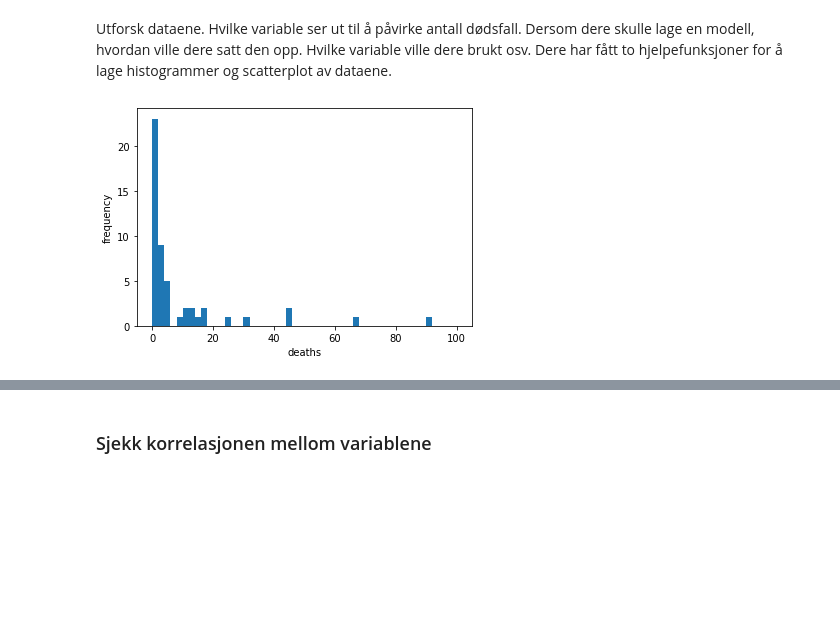
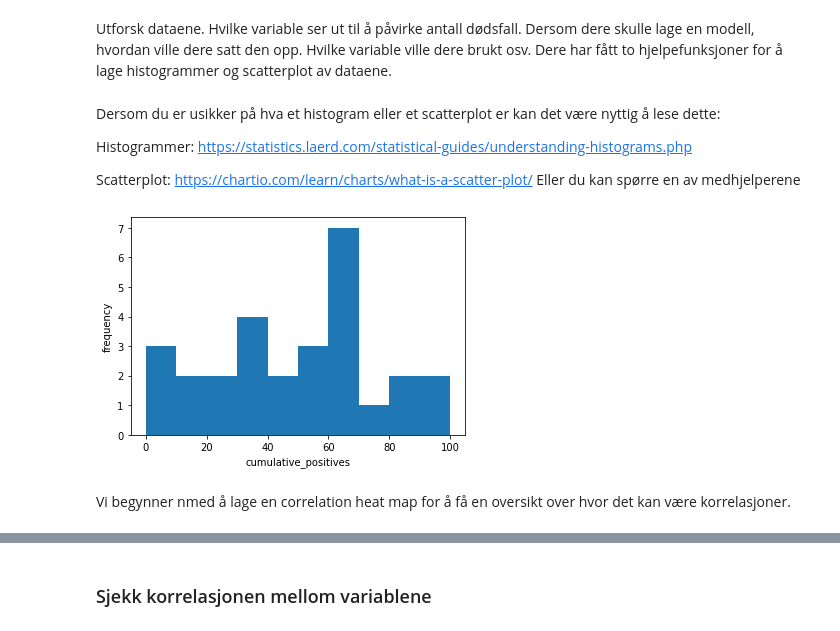
Before and after one commit to computas/ml-intro, a Jupyter notebook: OppgaveDS.ipynb, the cells around one changed output, grey strips where cells are left out. Cells and saved outputs as stored; diff of their text form; code cells hidden in the pictures; blank space fills up the shorter version.

```diff
--- a/OppgaveDS.ipynb
+++ b/OppgaveDS.ipynb
@@ -109,14 +109,22 @@ data.describe()
 # %% [markdown]
 Utforsk dataene. Hvilke variable ser ut til å påvirke antall dødsfall. Dersom dere skulle lage en modell, hvordan ville dere satt den opp. Hvilke variable ville dere brukt osv. Dere har fått to hjelpefunksjoner for å lage histogrammer og scatterplot av dataene.
+# %% [markdown]
+Dersom du er usikker på hva et histogram eller et scatterplot er kan det være nyttig å lese dette:
+
+Histogrammer: https://statistics.laerd.com/statistical-guides/understanding-histograms.php
+
+Scatterplot: https://chartio.com/learn/charts/what-is-a-scatter-plot/
+Eller du kan spørre en av medhjelperene
 # %%
 #@title Definer `makeHistogram` funksjonen (du må kjøre denne cellen)
 #Hjelpefunksjon for histogrammer
-def makeHistogram(data,variable,upper_lim=None,lower_lim=None):
+def makeHistogram(data,variable,binwidth,upper_lim=None,lower_lim=None):
     if upper_lim==None:
         upper_lim=data[variable].max()
     if lower_lim==None:
         lower_lim=data[variable].min()
-    plt.hist(data[variable],bins=50,range=[data[variable].min(),upper_lim])
+    bins=range(lower_lim, upper_lim + binwidth, binwidth)
+    plt.hist(data[variable],bins=bins,range=[data[variable].min(),upper_lim])
     plt.ylabel("frequency")
     plt.xlabel(variable)
 # %%
@@ -132,4 +147,6 @@ def makeScatterPlot(data,para1,para2,logx=False,logy=False):
 # %%
-makeHistogram(data,"deaths",lower_lim=0,upper_lim=100)
+makeHistogram(data,"cumulative_positives",lower_lim=0,upper_lim=100,binwidth=10)
 # %% [output]
-[figure, old version]
+[figure, new version]
+# %% [markdown]
+Vi begynner nmed å lage en correlation heat map for å få en oversikt over hvor det kan være korrelasjoner.
```
Also changed, not shown: parts of 16 cells of this notebook.
